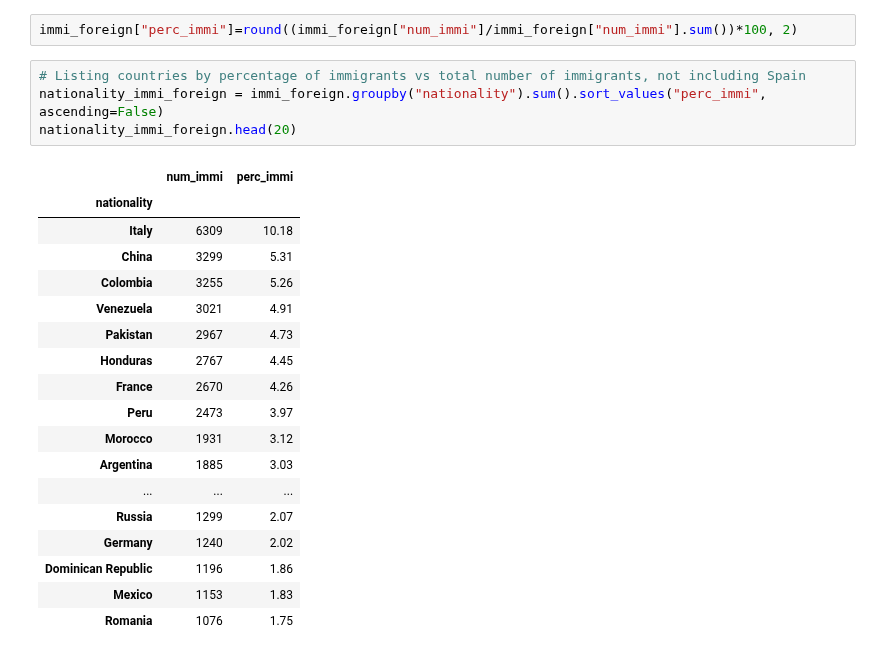
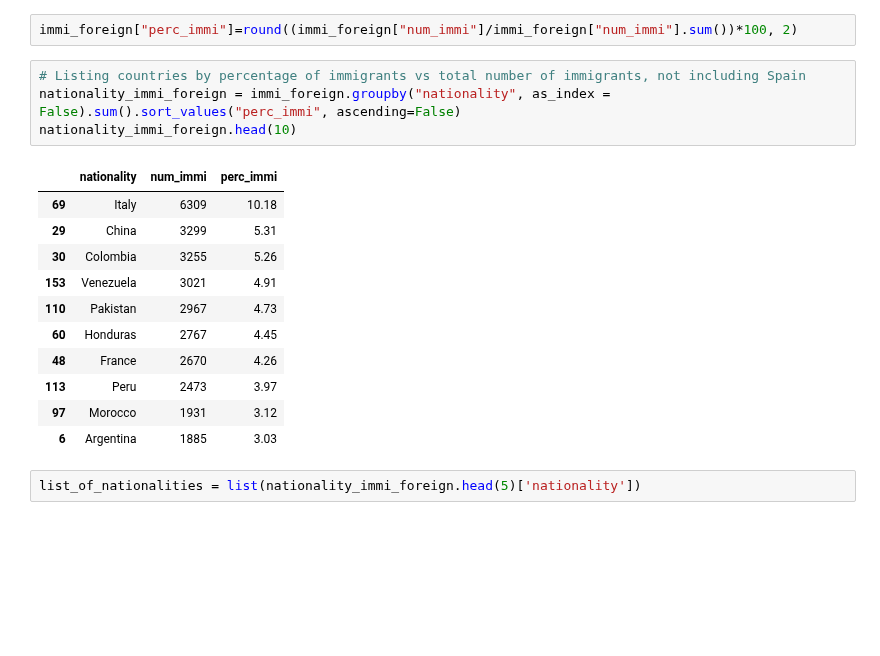
Before and after one commit to ta-data-bcn/Project-Week-2-Barcelona, a Jupyter notebook: your-project/immigration.ipynb, the cells around one changed output. Cells and saved outputs as stored; diff of their text form; blank space fills up the shorter version.

Commit message:
changes immi

```diff
--- a/your-project/immigration.ipynb
+++ b/your-project/immigration.ipynb
@@ -443,27 +445,22 @@ nationality_immi.head(20)
 immi_foreign["perc_immi"]=round((immi_foreign["num_immi"]/immi_foreign["num_immi"].sum())*100, 2)
 # %%
 # Listing countries by percentage of immigrants vs total number of immigrants, not including Spain
-nationality_immi_foreign = immi_foreign.groupby("nationality").sum().sort_values("perc_immi", ascending=False)
-nationality_immi_foreign.head(20)
+nationality_immi_foreign = immi_foreign.groupby("nationality", as_index = False).sum().sort_values("perc_immi", ascending=False)
+nationality_immi_foreign.head(10)
 # %% [output]
-|  | num_immi | perc_immi |
-| nationality |  |  |
-| Italy | 6309 | 10.18 |
-| China | 3299 | 5.31 |
-| Colombia | 3255 | 5.26 |
-| Venezuela | 3021 | 4.91 |
-| Pakistan | 2967 | 4.73 |
-| Honduras | 2767 | 4.45 |
-| France | 2670 | 4.26 |
-| Peru | 2473 | 3.97 |
-| Morocco | 1931 | 3.12 |
-| Argentina | 1885 | 3.03 |
-| ... | ... | ... |
-| Russia | 1299 | 2.07 |
-| Germany | 1240 | 2.02 |
-| Dominican Republic | 1196 | 1.86 |
-| Mexico | 1153 | 1.83 |
-| Romania | 1076 | 1.75 |
+|  | nationality | num_immi | perc_immi |
+| 69 | Italy | 6309 | 10.18 |
+| 29 | China | 3299 | 5.31 |
+| 30 | Colombia | 3255 | 5.26 |
+| 153 | Venezuela | 3021 | 4.91 |
+| 110 | Pakistan | 2967 | 4.73 |
+| 60 | Honduras | 2767 | 4.45 |
+| 48 | France | 2670 | 4.26 |
+| 113 | Peru | 2473 | 3.97 |
+| 97 | Morocco | 1931 | 3.12 |
+| 6 | Argentina | 1885 | 3.03 |
+# %%
+list_of_nationalities = list(nationality_immi_foreign.head(5)['nationality'])
 # %%
 immi_dist = immi.groupby(["dist","nationality"])["num_immi"].sum()
 immi_dist = immi_dist.to_frame()
```
Also changed, not shown: parts of 10 cells of this notebook, 1 other file.
